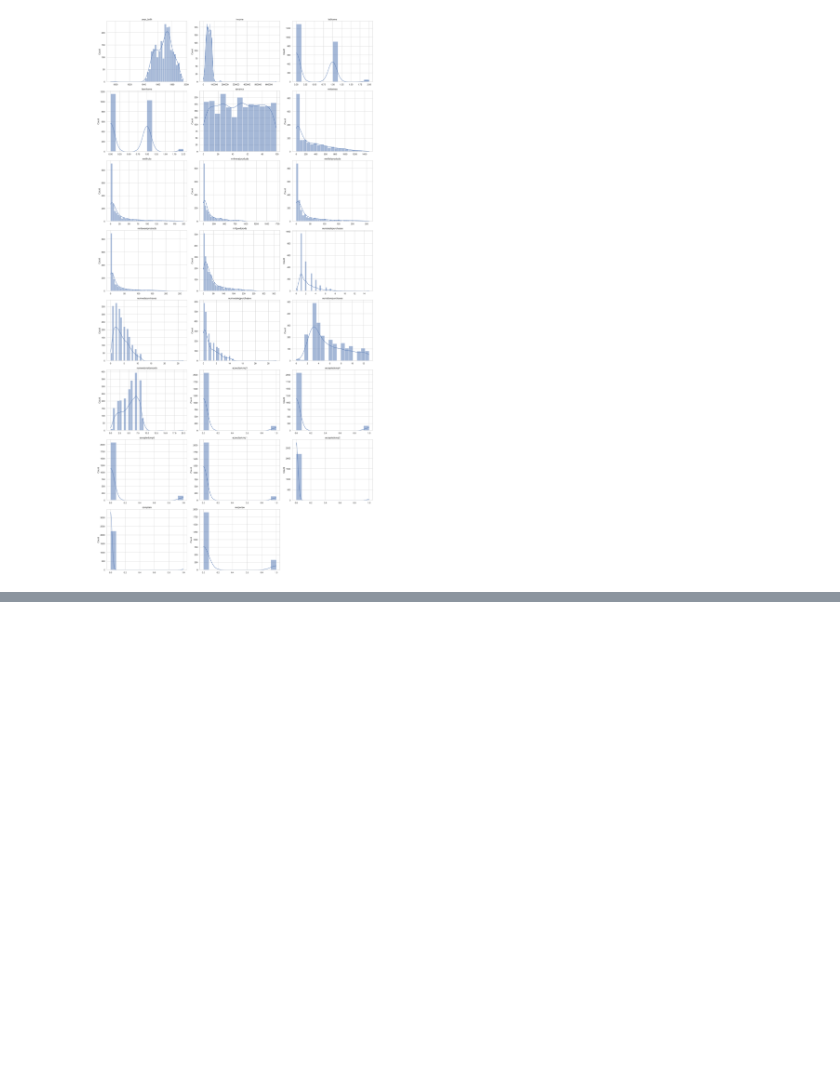
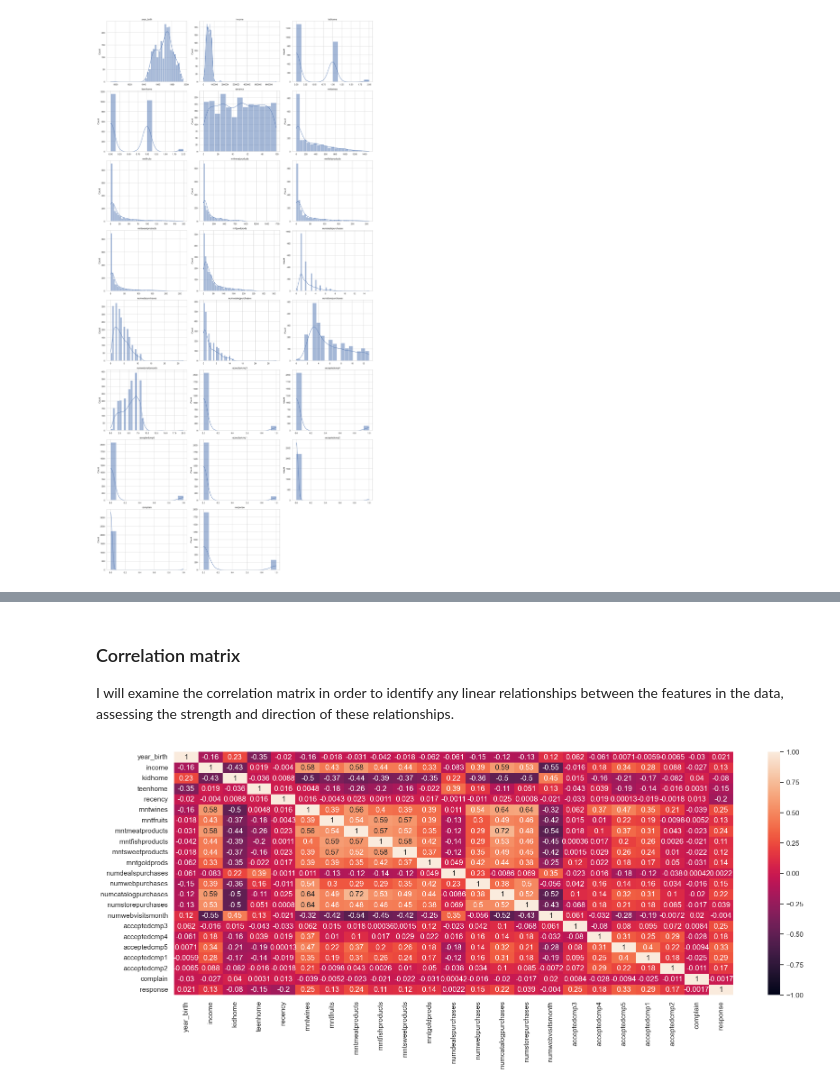
Before and after one commit to allmeidaapedro/Customer-Segmentation-Retail, a Jupyter notebook: notebooks/eda.ipynb, the cells around one changed output, grey strips where cells are left out. Cells and saved outputs as stored; diff of their text form; code cells hidden in the pictures; blank space fills up the shorter version.

```diff
--- a/notebooks/eda.ipynb
+++ b/notebooks/eda.ipynb
@@ -279,0 +340,11 @@ sns_plots(data=df, features=numerical_features, histplot=True, kde=True)
+# %% [markdown]
+### Correlation matrix
+I will examine the correlation matrix in order to identify any linear relationships between the features in the data, assessing the strength and direction of these relationships.
+# %%
+corr_matrix = df.corr(numeric_only=True)
+# %%
+plt.figure(figsize=(20, 7))
+sns.heatmap(corr_matrix, vmin=-1, vmax=1, annot=True)
+plt.show()
+# %% [output]
+[figure, added]
```
Also changed, not shown: parts of 10 cells of this notebook, 1 other file.
